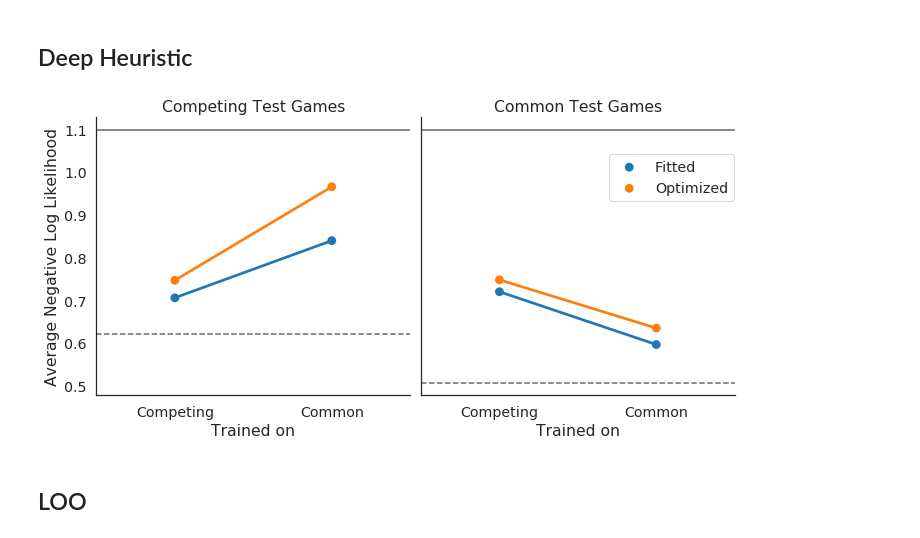
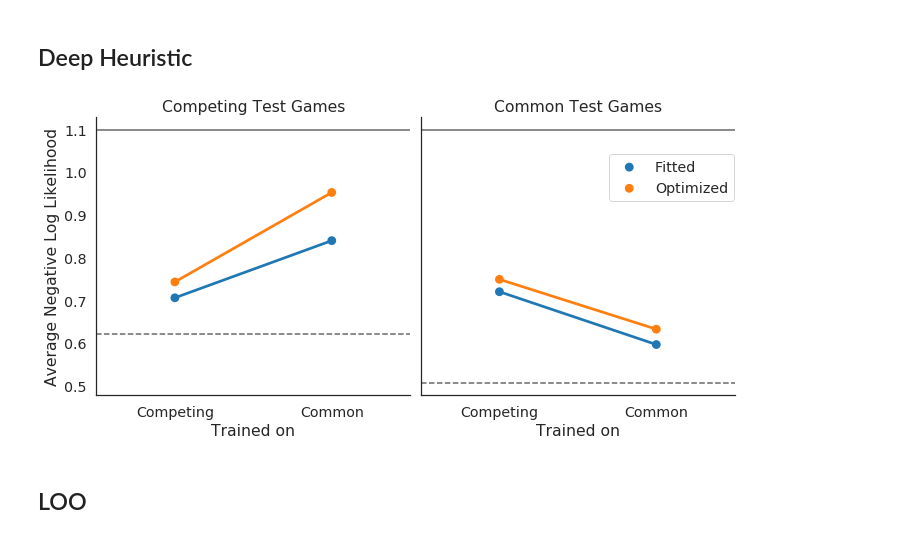
Before and after one commit to fredcallaway/initial-play, a Jupyter notebook: plots.ipynb, the cells around one changed output. Saved outputs shown, nothing was run; the diff lists cells and outputs as text; code cells hidden in the pictures.

```diff
--- a/plots.ipynb
+++ b/plots.ipynb
@@ -38,29 +38,29 @@ plt.savefig('figs/fl_test_games.pdf')
 # %% [markdown]
 ## Deep Heuristic
 # %%
-df = pd.read_csv('results/deep_gustav.csv')
+df = pd.read_csv('results/deep_gustav2.csv')
 df.replace({
     'pos': 'Common',
     'neg': 'Competing',
     'opt': 'Optimized',
     'fit': 'Fitted'
 }, inplace=True)
 g = sns.factorplot('train', 'loss', col='test', hue='mode', data=df, legend=False)
 plt.legend(loc=(0.6, 0.7))
 
 rm = pd.read_csv('results/rand_min.csv').set_index('treat').loc
 g.axes.flat[0].axhline(rm['neg']['min'], ls='--', c='k', alpha=0.6)
 g.axes.flat[1].axhline(rm['pos']['min'], ls='--', c='k', alpha=0.6)
 g.axes.flat[0].axhline(-np.log(1/3), ls='-', c='k', alpha=0.6)
 g.axes.flat[1].axhline(-np.log(1/3), ls='-', c='k', alpha=0.6)
 
 g.set_xlabels('Trained on')
-# g.set_xticklabels(['Fit', 'Optimized'])
+# g.set_xticklabels(['Fit', 'Optimizeid'])
 g.set_ylabels('Average Negative Log Likelihood')
 g.set_titles('{col_name} Test Games')
-plt.savefig('figs/fl_test_games_deep.pdf')
+plt.savefig('figs/fl_test_games_deep2.pdf')
 # %% [output]
-[figure, old version]
+[figure, new version]
 # %% [markdown]
 ## LOO
 # %%
```
Also changed, not shown: 11 other files.
